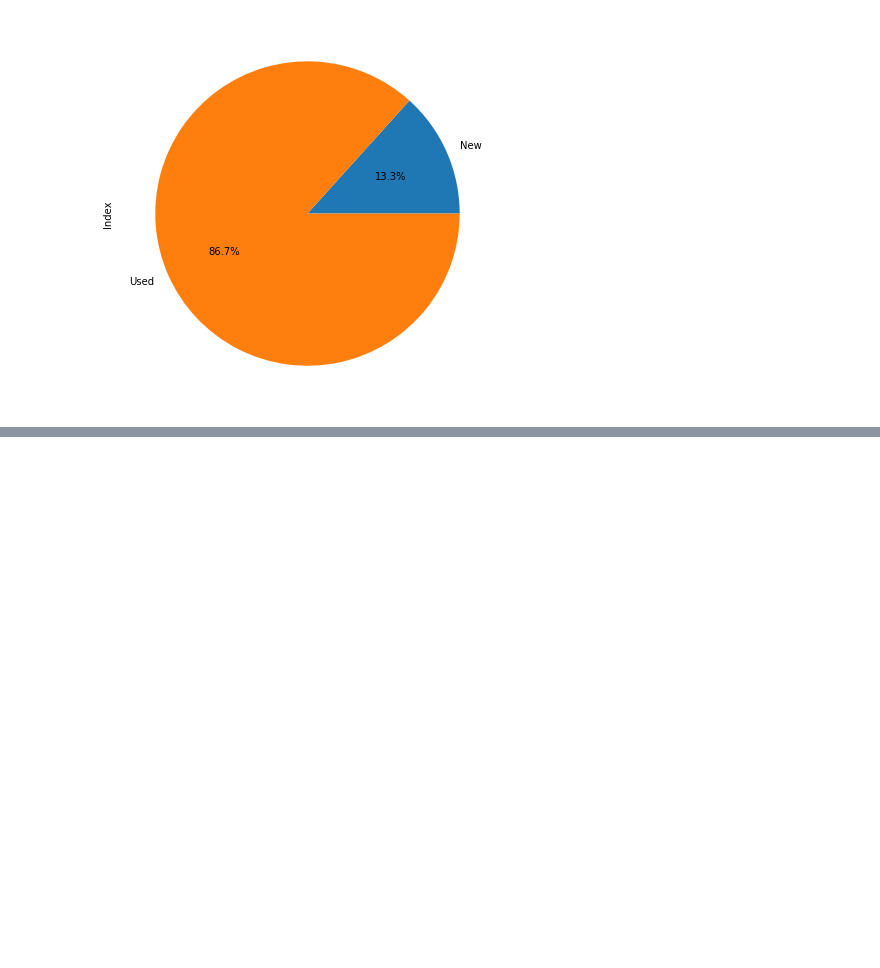
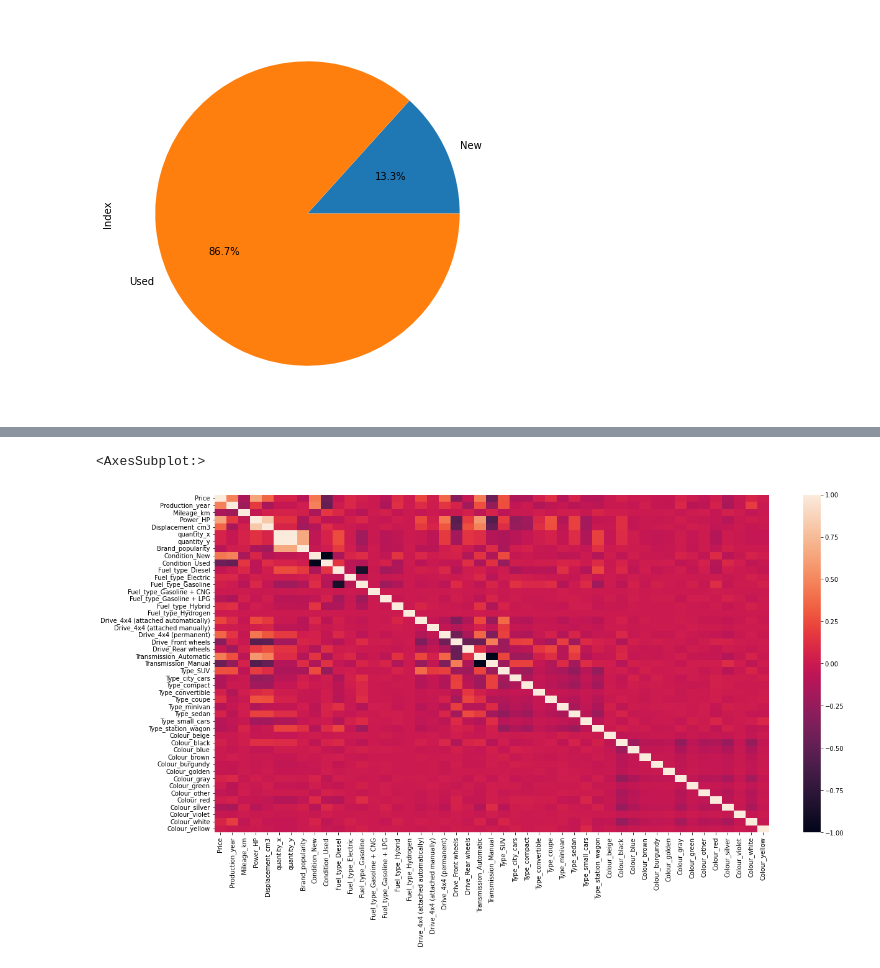
Before and after one commit to pawel200020/machine-learning-project, a Jupyter notebook: project.ipynb, the cells around one changed output, grey strips where cells are left out. Drawn from its saved outputs; the diff is of its cells as text; code cells hidden in the pictures; blank space fills up the shorter version.

```diff
--- a/project.ipynb
+++ b/project.ipynb
@@ -194,0 +307,4 @@ data.groupby('Condition')['Index'].count().plot.pie(figsize=(12,7),autopct="%1.1
+# %%
+df3=data.drop(['Currency','Vehicle_brand','Vehicle_model','Offer_publication_date','Offer_location','Features','quantity'], axis=1)
+df3=pd.get_dummies(df3)
+df3
@@ -194,0 +345,9 @@ data.groupby('Condition')['Index'].count().plot.pie(figsize=(12,7),autopct="%1.1
+# %%
+df3=df3.drop(['Index','Doors_number'], axis=1)
+# %%
+import matplotlib.pyplot as plt
+plt.figure(figsize=(20, 10))
+sns.heatmap(df3.corr())
+# %% [output]
+<AxesSubplot:>
+[figure, added]
```
Also changed, not shown: parts of 14 cells of this notebook.
